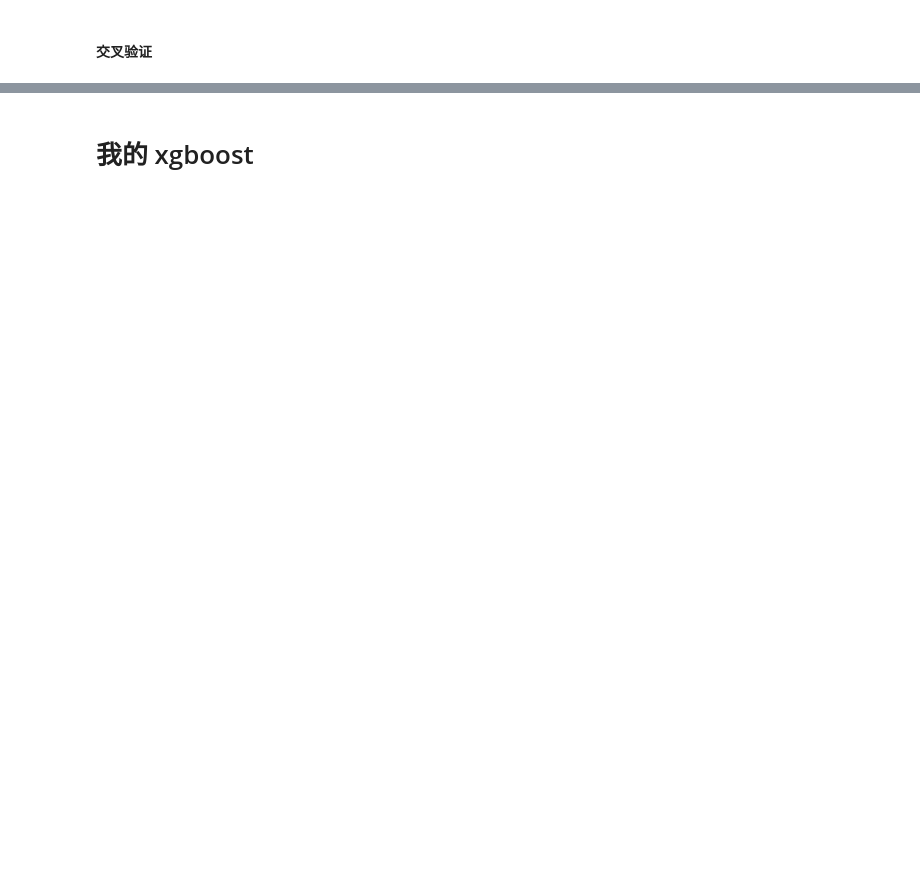
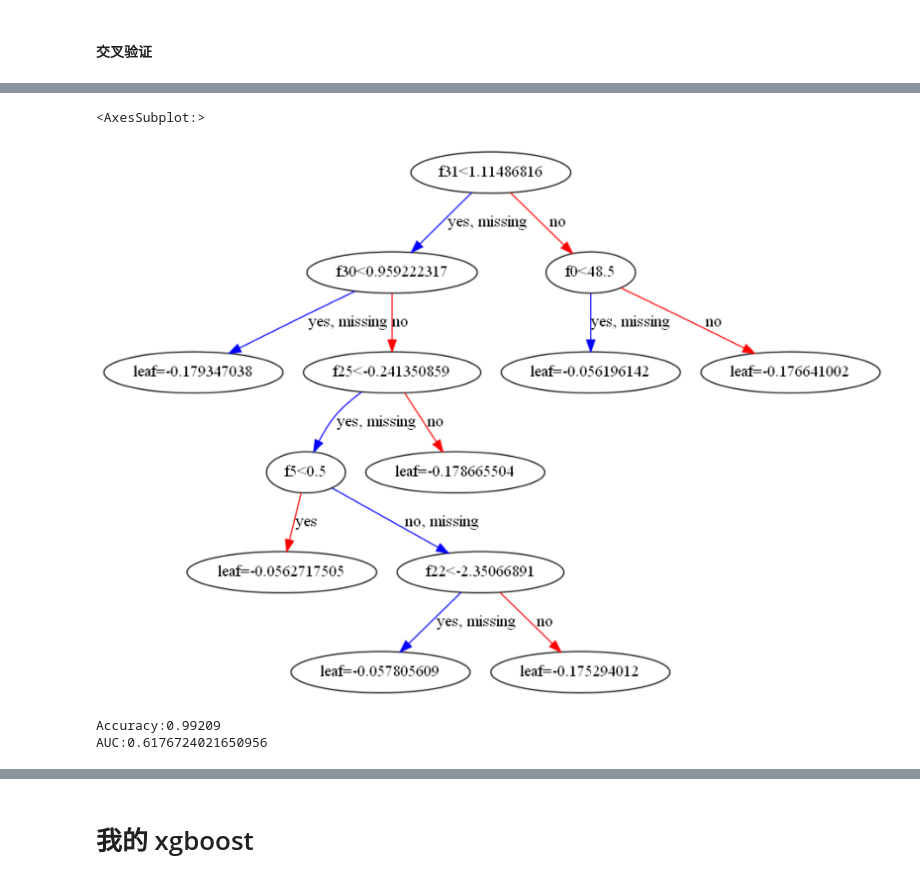
Before and after one commit to Xinrihui/Statistical-Learning-Method, a Jupyter notebook: XGBoost/XGBoost_xrh.ipynb, the cells around one changed output, grey strips where cells are left out. Cells and saved outputs as stored; diff of their text form; code cells hidden in the pictures; blank space fills up the shorter version.

```diff
--- a/XGBoost/XGBoost_xrh.ipynb
+++ b/XGBoost/XGBoost_xrh.ipynb
@@ -905,0 +1453,28 @@ cvresult1
+# %%
+%%time
+
+import  xgboost as xgb
+
+
+param = {
+
+    'seed': 0,
+    'eta': 0.1,
+    'objective': 'binary:logistic',
+    'max_depth': 8,
+
+}
+
+param['eval_metric'] = 'auc'
+
+dtrain = xgb.DMatrix( X_train,label=y_train,missing=-1) # X_train 中 -1 代表 NaN
+dtest = xgb.DMatrix(X_test, label=y_test,missing=-1)
+
+
+watchlist = [(dtrain,'train')]
+
+num_round = 50
+
+bst2 = xgb.train( param ,dtrain  ,num_round, evals =watchlist )
+
+# Wall time: 1min 18s
@@ -905,0 +1499,26 @@ cvresult1
+# %%
+import matplotlib.pyplot as plt
+
+fig, ax = plt.subplots(figsize=(30, 30))
+xgb.plot_tree(bst2, num_trees=1, ax=ax)
+plt.show()
+# 图中标出了 特征出现缺失值时 的判断路径 ( yes,missing  ; no,missing )
+# %% [output]
+<AxesSubplot:>
+[figure, added]
+# %%
+from  sklearn.metrics import roc_auc_score, accuracy_score
+
+
+preds=bst.predict(dtest)
+
+ypred = preds.copy()
+ypred[preds > 0.5] = 1
+ypred[ypred != 1] = 0
+
+print("Accuracy:{}".format(accuracy_score(y_test,ypred)))
+
+print("AUC:{}".format(roc_auc_score(y_test,preds)))
+# %% [output]
+Accuracy:0.99209
+AUC:0.6176724021650956
```
Also changed, not shown: parts of 106 cells of this notebook, 5 other files.
